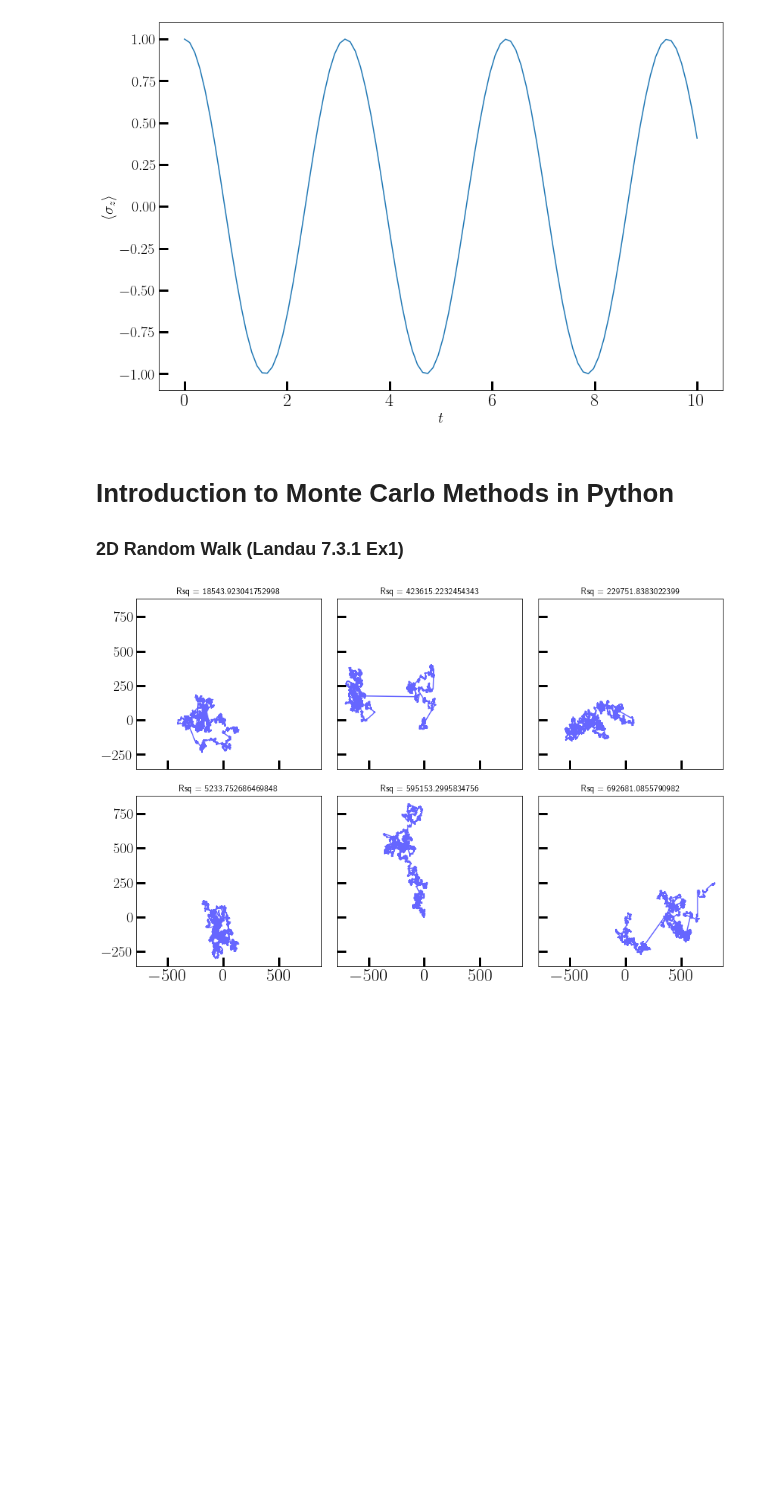
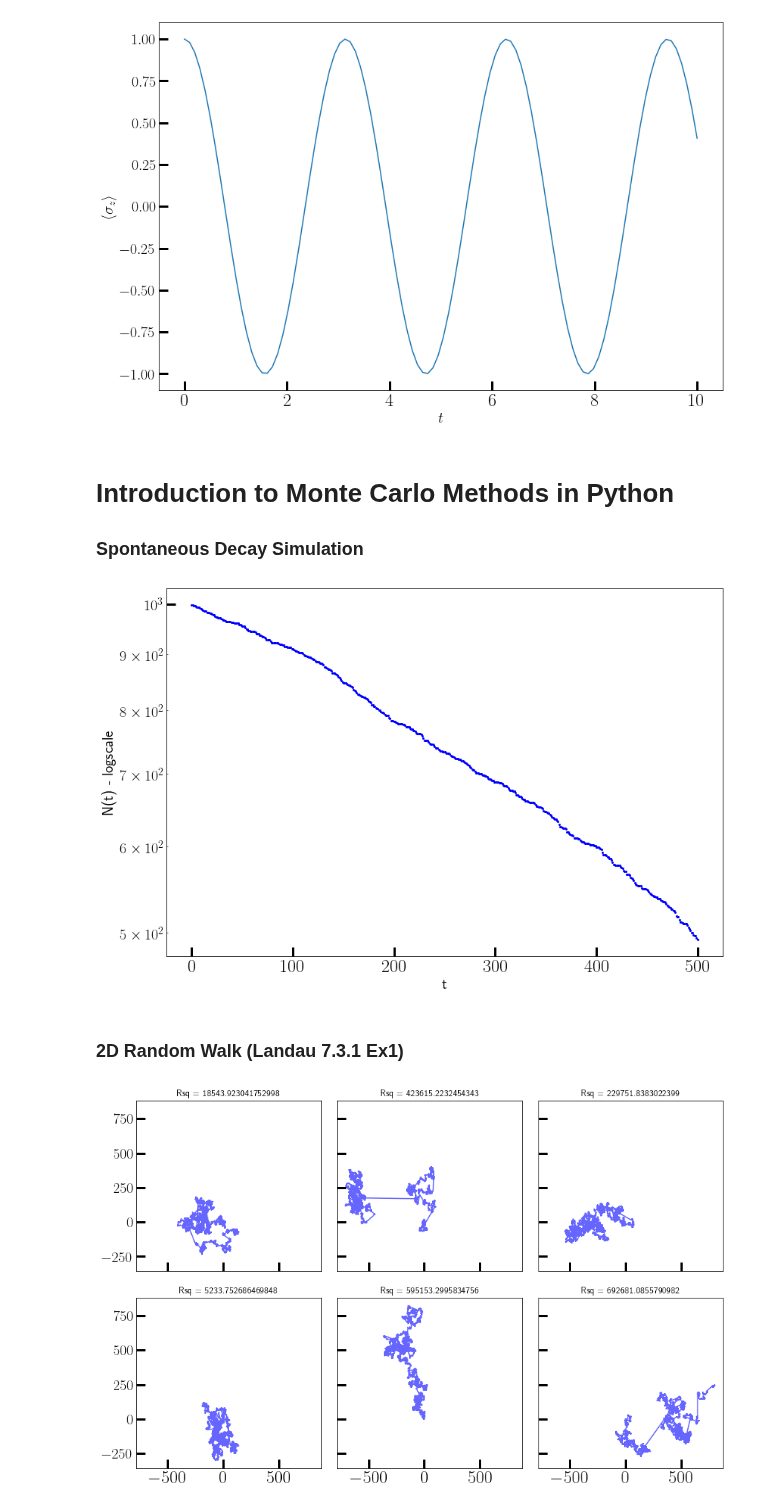
Before and after one commit to hariseldon99/msph402b, a Jupyter notebook: Special_Topics.ipynb, the cells around one changed output. Saved outputs shown, nothing was run; the diff lists cells and outputs as text; code cells hidden in the pictures; blank space fills up the shorter version.

Commit message:
Radioactive decay

```diff
--- a/Special_Topics.ipynb
+++ b/Special_Topics.ipynb
@@ -535,7 +535,36 @@ axes.set_ylabel(r'$\left<\sigma_z\right>$', fontsize=20);
 Introduction to Monte Carlo Methods in Python
 =====================================
 
-### 2D Random Walk (Landau 7.3.1 Ex1)
+### Spontaneous Decay Simulation
+# %%
+import numpy as np
+import matplotlib.pyplot as plt
+plt.rcParams['figure.figsize'] = (12,8)
+plt.rcParams['font.size'] = 20
+
+# Decay constant
+lambda1 = 1e-3
+
+atom_number = 1000
+maxtime = 500
+
+nloop = atom_number
+for time in np.arange(0, maxtime  + 1):
+    for atom in np.arange(1, atom_number+1):
+        decay = np.random.random()
+        if decay < lambda1:
+            nloop -=1
+    number = nloop
+    plt.scatter(time, number,color='blue', s=4)
+
+plt.ylabel("N(t) - logscale")
+plt.xlabel("t")
+plt.yscale("log")
+plt.show()
+# %% [output]
+[figure, added]
+# %% [markdown]
+### 2D Random Walk (Landau 7.3.1 Ex1)
 # %%
 import numpy as np
 plt.rcParams['figure.figsize'] = (12,8)
```
